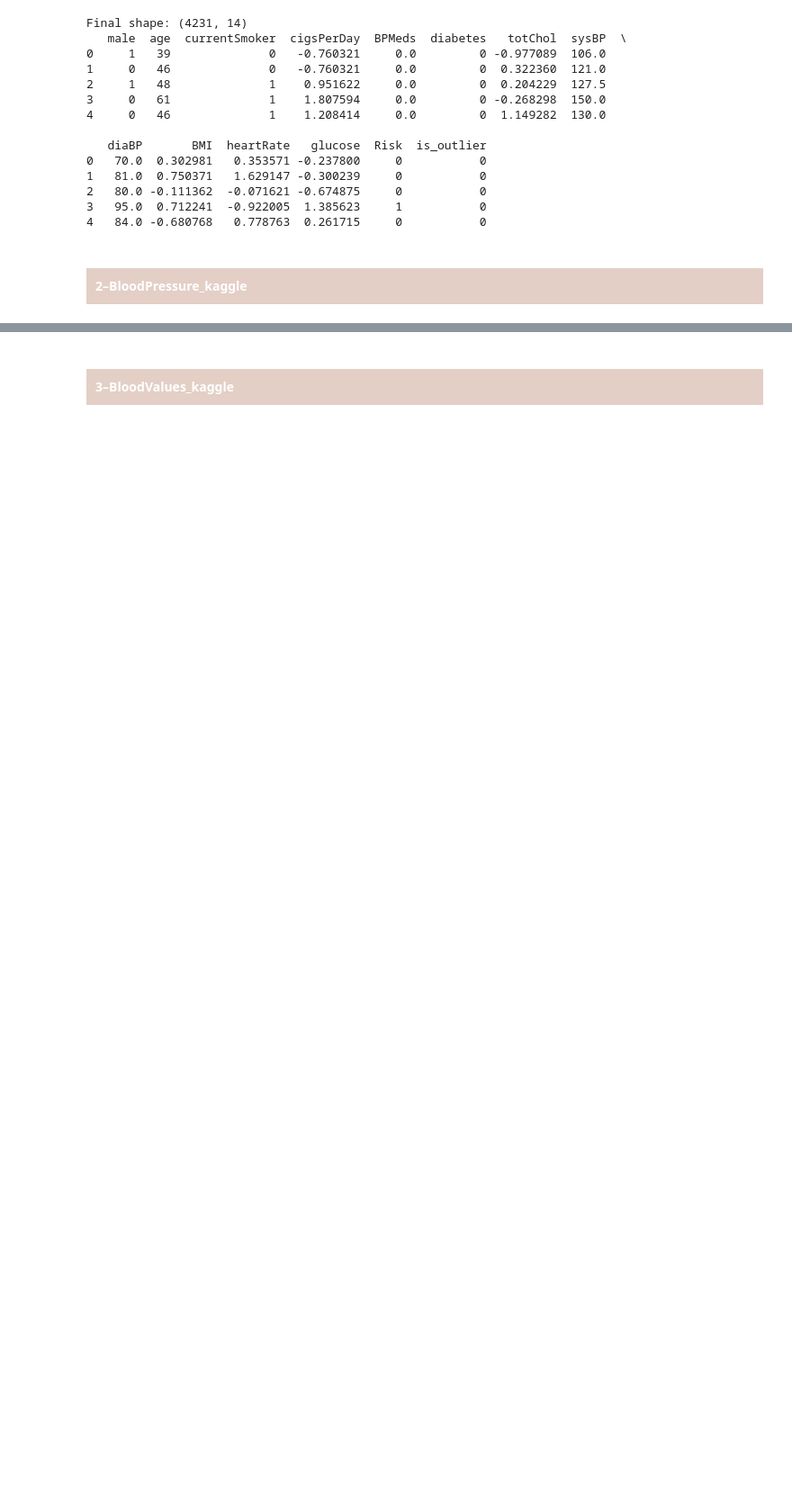
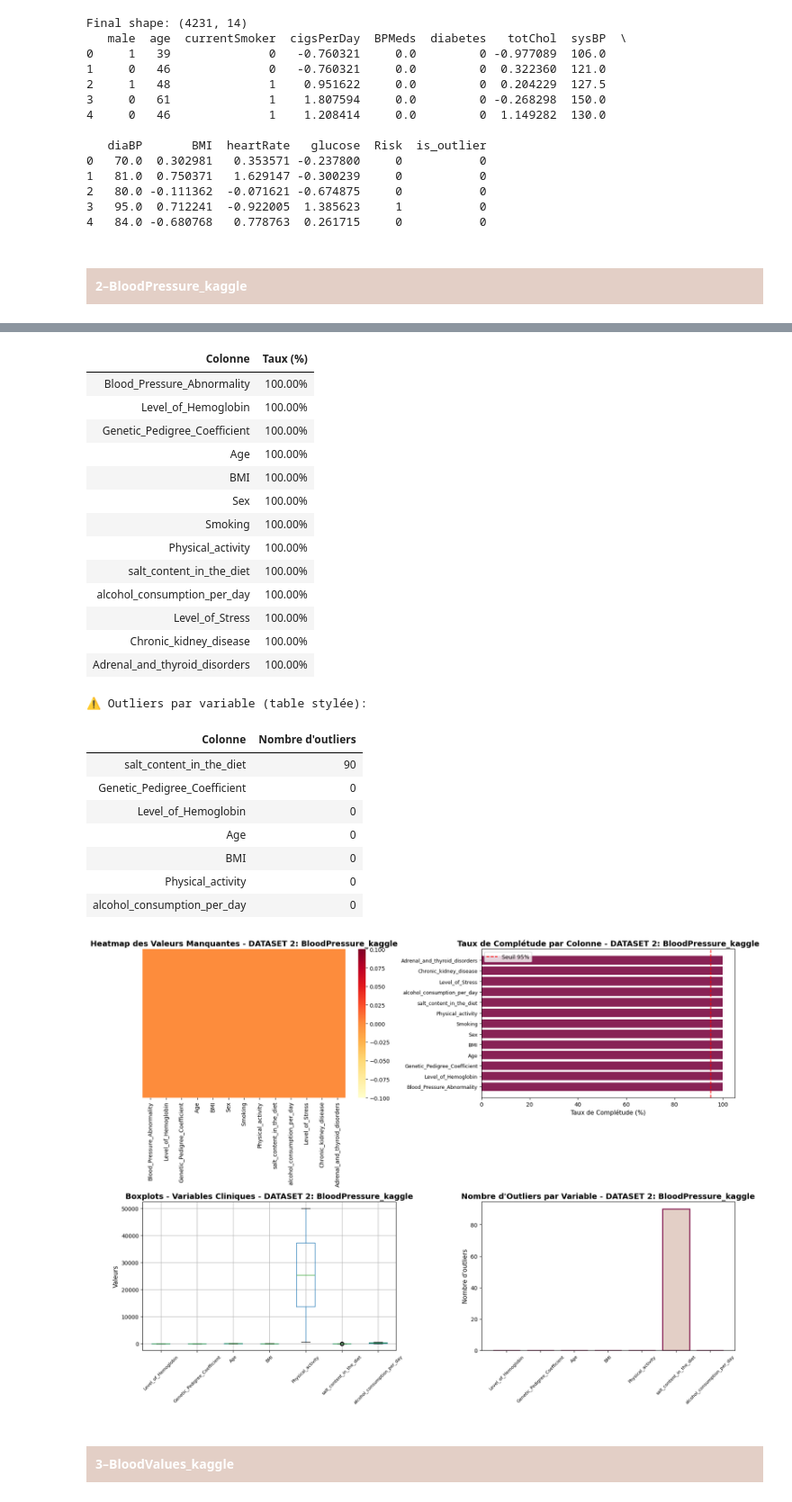
Before and after one commit to lafilledepondy/bloodDataAnalysis, a Jupyter notebook: Aftisse.Ravendirane.2.ipynb, the cells around one changed output, grey strips where cells are left out. Shown at 90% size. Saved outputs shown, nothing was run; the diff lists cells and outputs as text; code cells hidden in the pictures; blank space fills up the shorter version.

Commit message:
phase 1 for dataset 2 and 5 done

```diff
--- a/Aftisse.Ravendirane.2.ipynb
+++ b/Aftisse.Ravendirane.2.ipynb
@@ -1025,0 +1047,17 @@ dataset2:
+# %%
+required_cols = {"Sex", "Pregnancy"}
+missing = [c for c in required_cols if c not in BloodPressure_kaggle.columns]
+if missing:
+    print(f"Colonnes manquantes: {missing}")
+else:
+    before_inconsistent = int(((BloodPressure_kaggle["Sex"] == 0) & (BloodPressure_kaggle["Pregnancy"] != 0)).sum())
+
+    BloodPressure_kaggle.loc[BloodPressure_kaggle["Sex"] == 0, "Pregnancy"] = 0
+
+    after_inconsistent = int(((BloodPressure_kaggle["Sex"] == 0) & (BloodPressure_kaggle["Pregnancy"] != 0)).sum())
+
+    print(f"Incohérences (Sex=0 & Pregnancy>0) avant correction: {before_inconsistent}")
+    print(f"Incohérences (Sex=0 & Pregnancy>0) après correction:  {after_inconsistent}")
+
+
+print(f"Valeurs manquantes = {BloodPressure_kaggle['Pregnancy'].isna().sum()}")
@@ -1025,0 +1068,27 @@ dataset2:
+# %%
+df=BloodPressure_kaggle.copy()
+
+df.drop(columns=["Pregnancy","Patient_Number"],errors="ignore",inplace=True)
+
+num_cols=["Level_of_Hemoglobin","Genetic_Pedigree_Coefficient",
+          "alcohol_consumption_per_day","salt_content_in_the_diet",
+          "Age","BMI","Level_of_Stress"]
+
+df[num_cols]=df[num_cols].apply(lambda c:c.fillna(c.median()))
+
+df["Level_of_Hemoglobin"]=cap_iqr(df["Level_of_Hemoglobin"])
+
+df["salt_content_in_the_diet"]=np.log1p(df["salt_content_in_the_diet"])
+
+df=df[(df["Age"]>0)&(df["BMI"]>0)&(df["alcohol_consumption_per_day"]>=0)]
+
+BloodPressure_kaggle = df
+# %%
+analyze_dataset_quality(
+    df,
+    clinical_vars=[c for c in df.select_dtypes(include=['number']).columns if df[c].nunique() > 10],
+    dataset_name="DATASET 2: BloodPressure_kaggle",
+    completeness_threshold=95,
+    outlier_detector=mixed_outlier_detector
+)
+# %% [output]
@@ -1026,3 +1103,27 @@ dataset2:
+| Colonne | Taux (%) |
+| Blood_Pressure_Abnormality | 100.00% |
+| Level_of_Hemoglobin | 100.00% |
+| Genetic_Pedigree_Coefficient | 100.00% |
+| Age | 100.00% |
+| BMI | 100.00% |
+| Sex | 100.00% |
+| Smoking | 100.00% |
+| Physical_activity | 100.00% |
+| salt_content_in_the_diet | 100.00% |
+| alcohol_consumption_per_day | 100.00% |
+| Level_of_Stress | 100.00% |
+| Chronic_kidney_disease | 100.00% |
+| Adrenal_and_thyroid_disorders | 100.00% |
+⚠️ Outliers par variable (table stylée):
+| Colonne | Nombre d'outliers |
+| salt_content_in_the_diet | 90 |
+| Genetic_Pedigree_Coefficient | 0 |
+| Level_of_Hemoglobin | 0 |
+| Age | 0 |
+| BMI | 0 |
+| Physical_activity | 0 |
+| alcohol_consumption_per_day | 0 |
+[figure, added]
 # %% [markdown]
 <h4 style="padding:10px; color:#FFF; background:#E3CFC6">3–BloodValues_kaggle</h4>
 # %%
```
Also changed, not shown: parts of 15 cells of this notebook.
